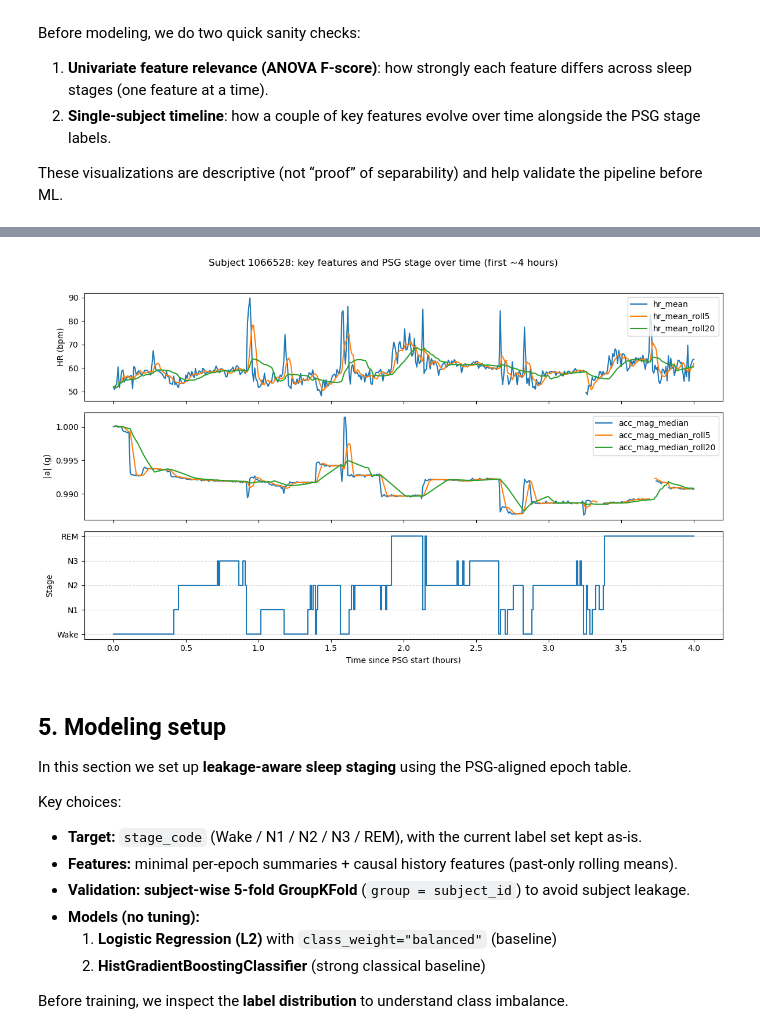
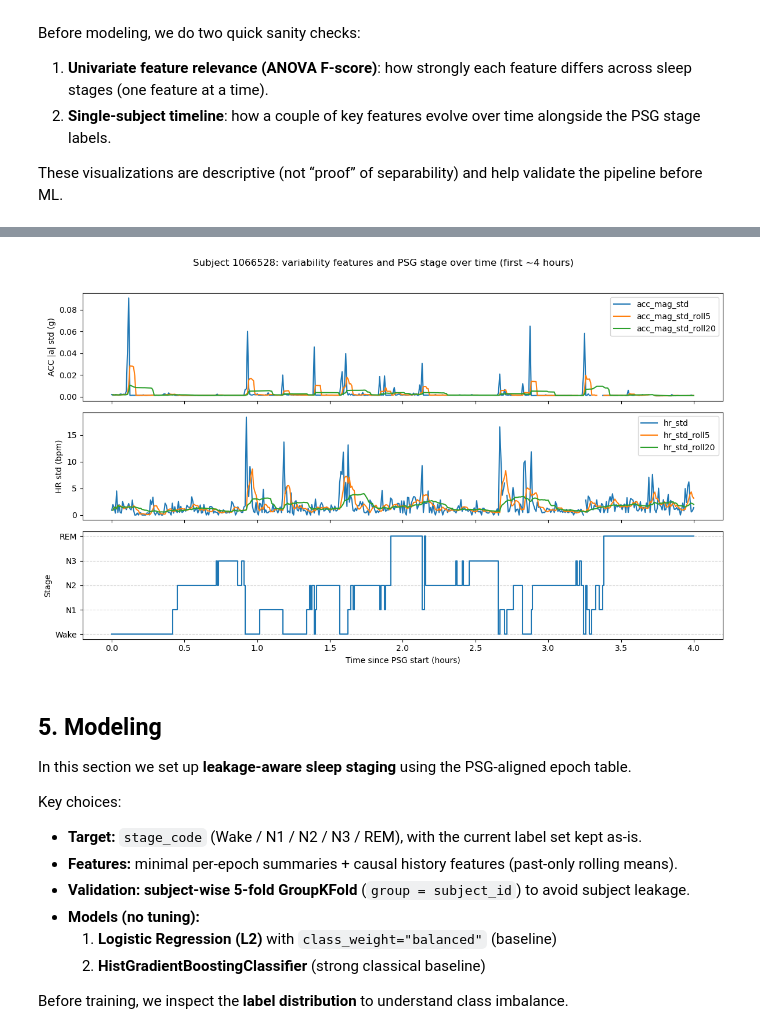
Before and after one commit to ChouaibB/wearables-ml-examples, a Jupyter notebook: notebooks/03_sleep_stage_classification_from_wrist_acc_hr_sleep_accel.ipynb, the cells around one changed output, grey strips where cells are left out. Drawn from its saved outputs; the diff is of its cells as text; code cells hidden in the pictures.

```diff
--- a/notebooks/03_sleep_stage_classification_from_wrist_acc_hr_sleep_accel.ipynb
+++ b/notebooks/03_sleep_stage_classification_from_wrist_acc_hr_sleep_accel.ipynb
@@ -424,7 +444,7 @@ To keep this strictly causal, we use `shift(1)` so the rolling window for epoch
 epoch_features = epoch_features.sort_values(["subject_id", "t_start_sec"]).reset_index(drop=True)
 
 HISTORY_WINDOWS = [5, 20]
-BASE_FOR_HISTORY = ["hr_mean", "acc_mag_median"]
+BASE_FOR_HISTORY = ["hr_mean", "hr_std", "acc_mag_mean", "acc_mag_std"]
 
 for w in HISTORY_WINDOWS:
     for col in BASE_FOR_HISTORY:
@@ -434,6 +454,7 @@ for w in HISTORY_WINDOWS:
             .transform(lambda s: s.shift(1).rolling(window=w, min_periods=1).mean())
         )
 
+print("Added history features:", [c for c in epoch_features.columns if "roll" in c])
+print("epoch_features shape with history features:", epoch_features.shape)
 display(epoch_features.head())
-print("Added history features:", [c for c in epoch_features.columns if "roll" in c])
 # %% [output]
@@ -501,44 +535,43 @@ display(anova)
 # %%
 sid0 = SUBJECT_IDS[0]
 sub = epoch_features[epoch_features["subject_id"] == sid0].sort_values("t_start_sec")
 
 # short window for readability (first ~4 hours)
 sub_win = sub[sub["t_start_sec"] <= sub["t_start_sec"].min() + 4*3600].copy()
 sub_win = sub_win.set_index("t_start_sec")
 sub_win.index = sub_win.index / 3600.0
 
 fig, axes = plt.subplots(3, 1, figsize=(12, 7), sharex=True)
 
-# 1) HR mean + history
-sub_win[["hr_mean", "hr_mean_roll5", "hr_mean_roll20"]].plot(ax=axes[0])
-axes[0].set_ylabel("HR (bpm)")
+# 1) ACC variability (std) + history
+sub_win[["acc_mag_std", "acc_mag_std_roll5", "acc_mag_std_roll20"]].plot(ax=axes[0])
+axes[0].set_ylabel("ACC |a| std (g)")
 axes[0].legend(loc="upper right")
 
-# 2) ACC magnitude median + history
-sub_win[["acc_mag_median", "acc_mag_median_roll5", "acc_mag_median_roll20"]].plot(ax=axes[1])
-axes[1].set_ylabel("|a| (g)")
+# 2) HR variability (std) + history
+sub_win[["hr_std", "hr_std_roll5", "hr_std_roll20"]].plot(ax=axes[1])
+axes[1].set_ylabel("HR std (bpm)")
 axes[1].legend(loc="upper right")
 
 # 3) Stage (names, not codes)
 stage_names = sub_win["stage_code"].map(STAGE_MAP)
-# plot as step line using integer positions for stable ticks
 stage_cat = pd.Categorical(stage_names, categories=list(STAGE_MAP.values()), ordered=False)
 stage_y = stage_cat.codes  # -1 should not occur if all stages are mapped
 
 axes[2].step(sub_win.index, stage_y, where="post")
 axes[2].set_ylabel("Stage")
 axes[2].set_yticks(np.arange(len(stage_cat.categories)))
 axes[2].set_yticklabels(stage_cat.categories)
 axes[2].set_xlabel("Time since PSG start (hours)")
 axes[2].grid(True, axis="y", linestyle="--", alpha=0.5)
 
-fig.suptitle(f"Subject {sid0}: key features and PSG stage over time (first ~4 hours)", y=1.02)
+fig.suptitle(f"Subject {sid0}: variability features and PSG stage over time (first ~4 hours)", y=1.02)
 plt.tight_layout()
 plt.show()
 # %% [output]
-[figure, old version]
+[figure, new version]
 # %% [markdown]
-## 5. Modeling setup
+## 5. Modeling
 
 In this section we set up **leakage-aware sleep staging** using the PSG-aligned epoch table.
 
```
Also changed, not shown: parts of 6 cells of this notebook.
